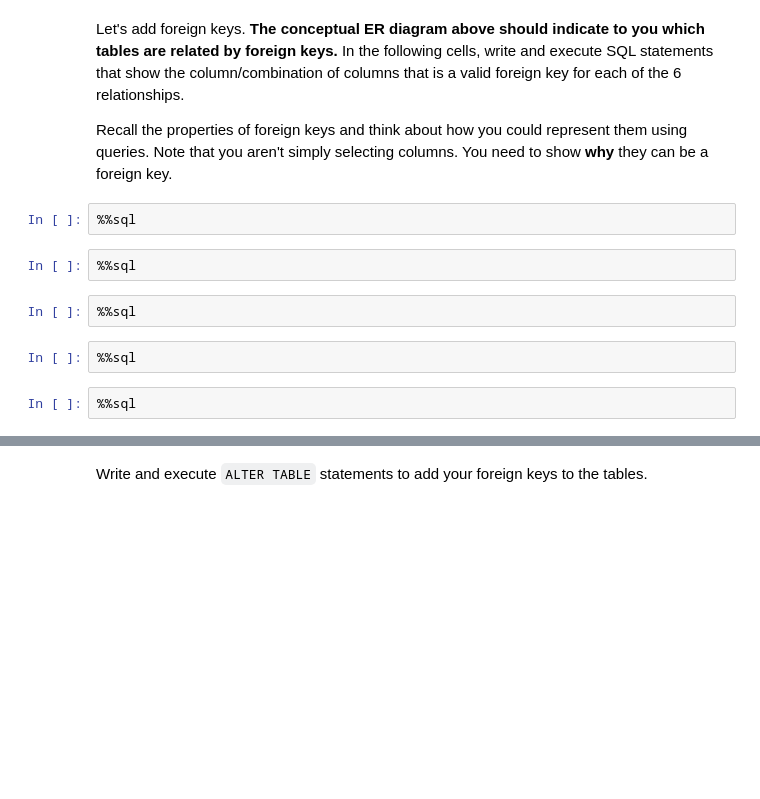
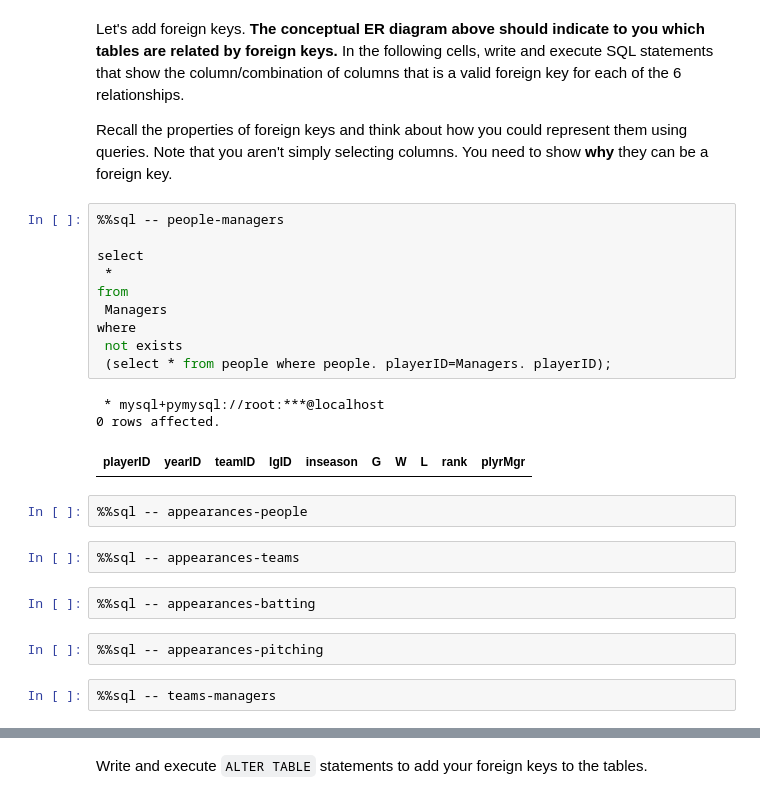
Before and after one commit to YuanxiLi-0303/Intro-to-Databases-F23, a Jupyter notebook: HomeworkAssignments/HW1-Part2-Nonprogramming/F23-W4111-HW1-P2-NP.ipynb, the cells around one changed output, grey strips where cells are left out. Cells and saved outputs as stored; diff of their text form; blank space fills up the shorter version.

```diff
--- a/HomeworkAssignments/HW1-Part2-Nonprogramming/F23-W4111-HW1-P2-NP.ipynb
+++ b/HomeworkAssignments/HW1-Part2-Nonprogramming/F23-W4111-HW1-P2-NP.ipynb
@@ -508,13 +690,27 @@ Write and execute `ALTER TABLE` statements to add your primary keys to the table
 Let's add foreign keys. **The conceptual ER diagram above should indicate to you which tables are related by foreign keys.** In the following cells, write and execute SQL statements that show the column/combination of columns that is a valid foreign key for each of the 6 relationships.
 
 Recall the properties of foreign keys and think about how you could represent them using queries. Note that you aren't simply selecting columns. You need to show **why** they can be a foreign key.
+# %%
+%%sql -- people-managers
+
+select
+ *
+from
+ Managers
+where
+ not exists
+ (select * from people where people. playerID=Managers. playerID);
+# %% [output]
+ * mysql+pymysql://root:***@localhost
+0 rows affected.
+| playerID | yearID | teamID | lgID | inseason | G | W | L | rank | plyrMgr |
 # %%
-%%sql
+%%sql -- appearances-people
 # %%
-%%sql
+%%sql -- appearances-teams
 # %%
-%%sql
+%%sql -- appearances-batting
 # %%
-%%sql
+%%sql -- appearances-pitching
 # %%
-%%sql
+%%sql -- teams-managers
```
Also changed, not shown: parts of 36 cells of this notebook.
